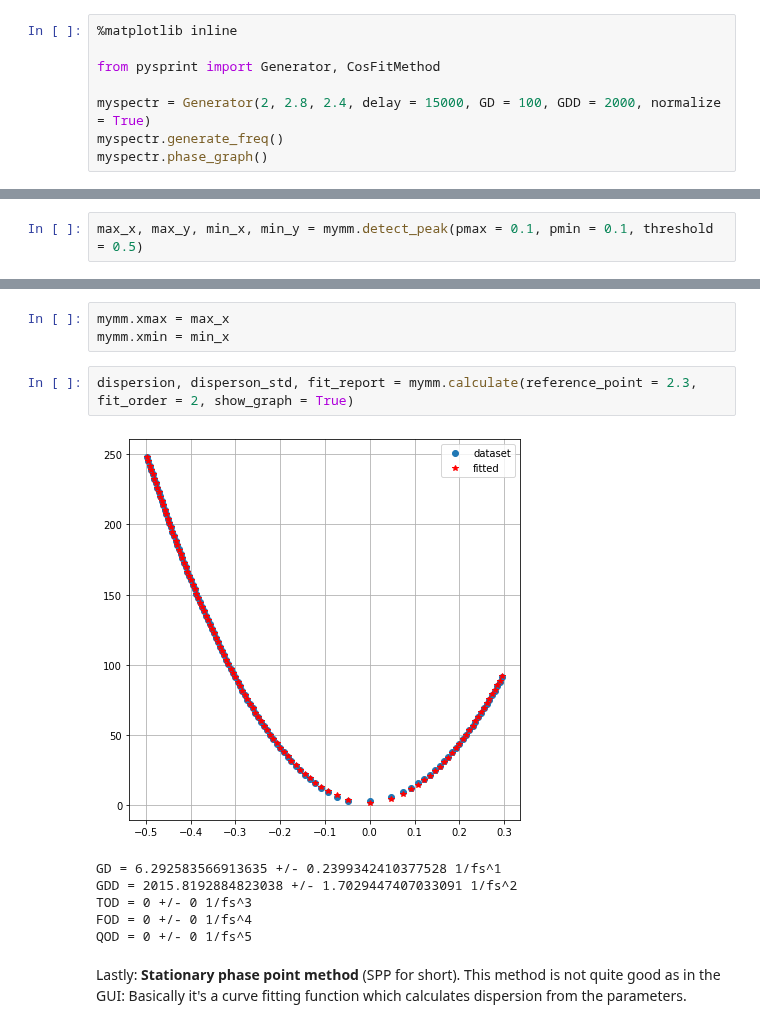
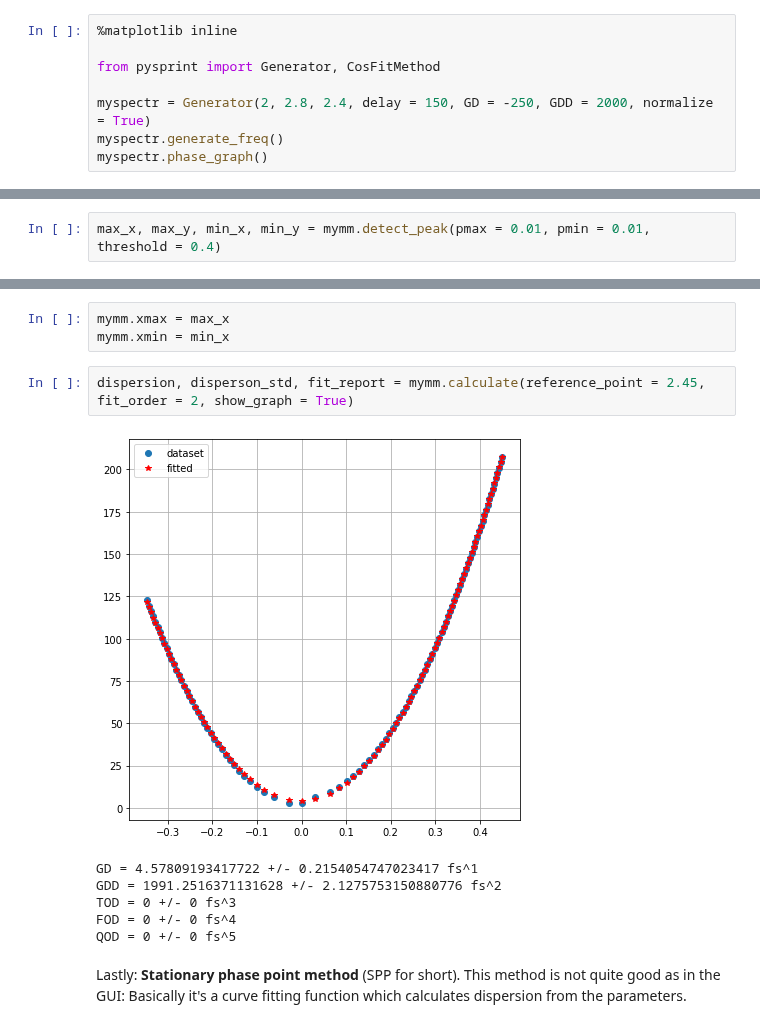
Before and after one commit to Ptrskay3/PySprint, a Jupyter notebook: doc/Methods.ipynb, the cells around one changed output, grey strips where cells are left out. Drawn from its saved outputs; the diff is of its cells as text.

```diff
--- a/doc/Methods.ipynb
+++ b/doc/Methods.ipynb
@@ -15,7 +15,7 @@ Let's say you want to use the **Cosine function fit method** (CFF for short) on
 
 from pysprint import Generator, CosFitMethod
 
-myspectr = Generator(2, 2.8, 2.4, delay = 15000, GD = 100, GDD = 2000, normalize = True)
+myspectr = Generator(2, 2.8, 2.4, delay = 150, GD = -250, GDD = 2000, normalize = True)
 myspectr.generate_freq()
 myspectr.phase_graph()
 # %% [output]
@@ -110,7 +116,7 @@ mymm.show()
 # %% [markdown]
 We will use the *detect_peak* method for now.
 # %%
-max_x, max_y, min_x, min_y = mymm.detect_peak(pmax = 0.1, pmin = 0.1, threshold = 0.5)
+max_x, max_y, min_x, min_y = mymm.detect_peak(pmax = 0.01, pmin = 0.01, threshold = 0.4)
 # %%
 #plotting the mins as black dots, maxs as blue dots
 mymm.plotwidget.plot(max_x, max_y, 'bo')
@@ -125,14 +131,14 @@ The maximums can be passed via *object.xmax*, minimums via *object.xmin*. (We do
 mymm.xmax = max_x
 mymm.xmin = min_x
 # %%
-dispersion, disperson_std, fit_report = mymm.calculate(reference_point = 2.3, fit_order = 2, show_graph = True)
+dispersion, disperson_std, fit_report = mymm.calculate(reference_point = 2.45, fit_order = 2, show_graph = True)
 # %% [output]
-[figure, old version]
+[figure, new version]
-GD = 6.292583566913635 +/- 0.2399342410377528 1/fs^1
-GDD = 2015.8192884823038 +/- 1.7029447407033091 1/fs^2
-TOD = 0 +/- 0 1/fs^3
-FOD = 0 +/- 0 1/fs^4
-QOD = 0 +/- 0 1/fs^5
+GD = 4.57809193417722 +/- 0.2154054747023417 fs^1
+GDD = 1991.2516371131628 +/- 2.1275753150880776 fs^2
+TOD = 0 +/- 0 fs^3
+FOD = 0 +/- 0 fs^4
+QOD = 0 +/- 0 fs^5
 # %% [markdown]
 Lastly: **Stationary phase point method** (SPP for short). This method is not quite good as in the GUI: Basically it's a curve fitting function which calculates dispersion from the parameters.
 # %%
```
Also changed, not shown: parts of 15 cells of this notebook, 4 other files.
